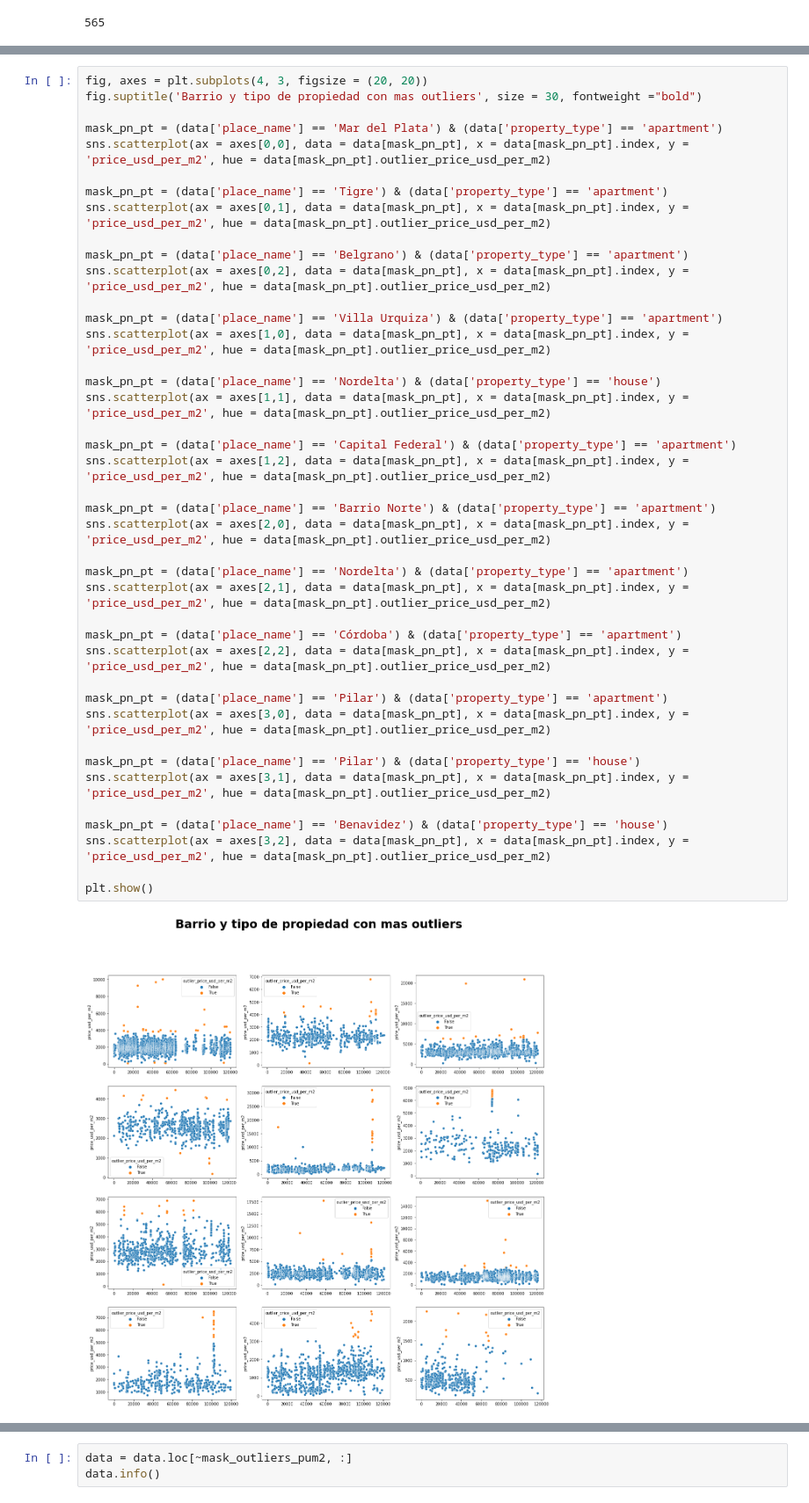
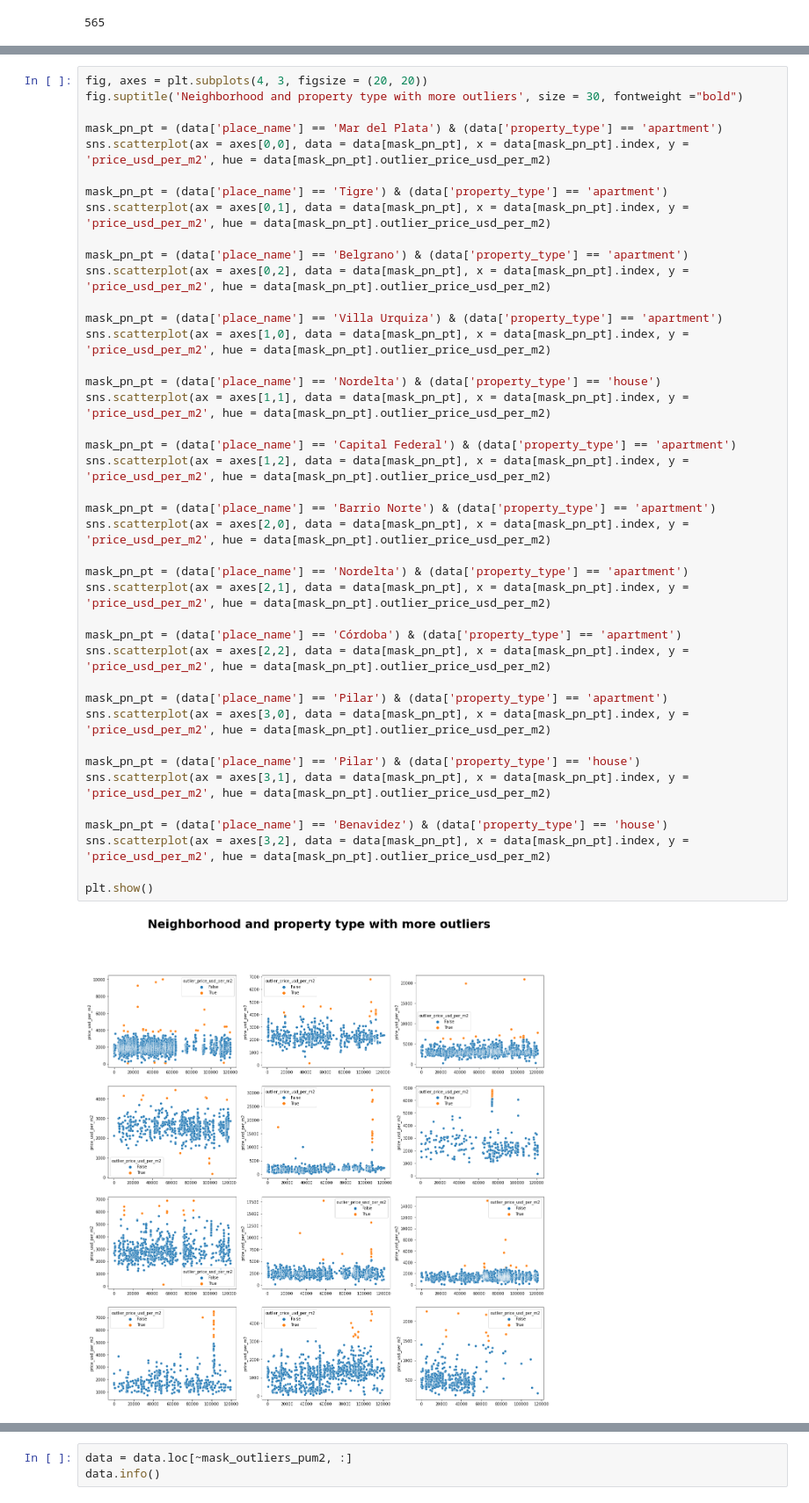
Before and after one commit to JonnathanDMT/Exploratory-Data-Analysis, a Jupyter notebook: CodeWS1.ipynb, the cells around one changed output, grey strips where cells are left out. Shown at 88% size. Cells and saved outputs as stored; diff of their text form.

```diff
--- a/CodeWS1.ipynb
+++ b/CodeWS1.ipynb
@@ -561,6 +561,6 @@ Name: outlier_price_usd_per_m2, dtype: int64
 # %%
 fig, axes = plt.subplots(4, 3, figsize = (20, 20))
-fig.suptitle('Barrio y tipo de propiedad con mas outliers', size = 30, fontweight ="bold")
+fig.suptitle('Neighborhood and property type with more outliers', size = 30, fontweight ="bold")
 
 mask_pn_pt = (data['place_name'] == 'Mar del Plata') & (data['property_type'] == 'apartment')
 sns.scatterplot(ax = axes[0,0], data = data[mask_pn_pt], x = data[mask_pn_pt].index, y = 'price_usd_per_m2', hue = data[mask_pn_pt].outlier_price_usd_per_m2)
@@ -573,32 +573,32 @@ sns.scatterplot(ax = axes[0,2], data = data[mask_pn_pt], x = data[mask_pn_pt].in
 
 mask_pn_pt = (data['place_name'] == 'Villa Urquiza') & (data['property_type'] == 'apartment')
 sns.scatterplot(ax = axes[1,0], data = data[mask_pn_pt], x = data[mask_pn_pt].index, y = 'price_usd_per_m2', hue = data[mask_pn_pt].outlier_price_usd_per_m2)
 
 mask_pn_pt = (data['place_name'] == 'Nordelta') & (data['property_type'] == 'house')
 sns.scatterplot(ax = axes[1,1], data = data[mask_pn_pt], x = data[mask_pn_pt].index, y = 'price_usd_per_m2', hue = data[mask_pn_pt].outlier_price_usd_per_m2)
 
 mask_pn_pt = (data['place_name'] == 'Capital Federal') & (data['property_type'] == 'apartment')
 sns.scatterplot(ax = axes[1,2], data = data[mask_pn_pt], x = data[mask_pn_pt].index, y = 'price_usd_per_m2', hue = data[mask_pn_pt].outlier_price_usd_per_m2)
 
 mask_pn_pt = (data['place_name'] == 'Barrio Norte') & (data['property_type'] == 'apartment')
 sns.scatterplot(ax = axes[2,0], data = data[mask_pn_pt], x = data[mask_pn_pt].index, y = 'price_usd_per_m2', hue = data[mask_pn_pt].outlier_price_usd_per_m2)
 
 mask_pn_pt = (data['place_name'] == 'Nordelta') & (data['property_type'] == 'apartment')
 sns.scatterplot(ax = axes[2,1], data = data[mask_pn_pt], x = data[mask_pn_pt].index, y = 'price_usd_per_m2', hue = data[mask_pn_pt].outlier_price_usd_per_m2)
 
 mask_pn_pt = (data['place_name'] == 'Córdoba') & (data['property_type'] == 'apartment')
 sns.scatterplot(ax = axes[2,2], data = data[mask_pn_pt], x = data[mask_pn_pt].index, y = 'price_usd_per_m2', hue = data[mask_pn_pt].outlier_price_usd_per_m2)
 
 mask_pn_pt = (data['place_name'] == 'Pilar') & (data['property_type'] == 'apartment')
 sns.scatterplot(ax = axes[3,0], data = data[mask_pn_pt], x = data[mask_pn_pt].index, y = 'price_usd_per_m2', hue = data[mask_pn_pt].outlier_price_usd_per_m2)
 
 mask_pn_pt = (data['place_name'] == 'Pilar') & (data['property_type'] == 'house')
 sns.scatterplot(ax = axes[3,1], data = data[mask_pn_pt], x = data[mask_pn_pt].index, y = 'price_usd_per_m2', hue = data[mask_pn_pt].outlier_price_usd_per_m2)
 
 mask_pn_pt = (data['place_name'] == 'Benavidez') & (data['property_type'] == 'house')
 sns.scatterplot(ax = axes[3,2], data = data[mask_pn_pt], x = data[mask_pn_pt].index, y = 'price_usd_per_m2', hue = data[mask_pn_pt].outlier_price_usd_per_m2)
 
 plt.show()
 # %% [output]
-[figure, old version]
+[figure, new version]
 # %% [markdown]
```
Also changed, not shown: parts of 49 cells of this notebook.
